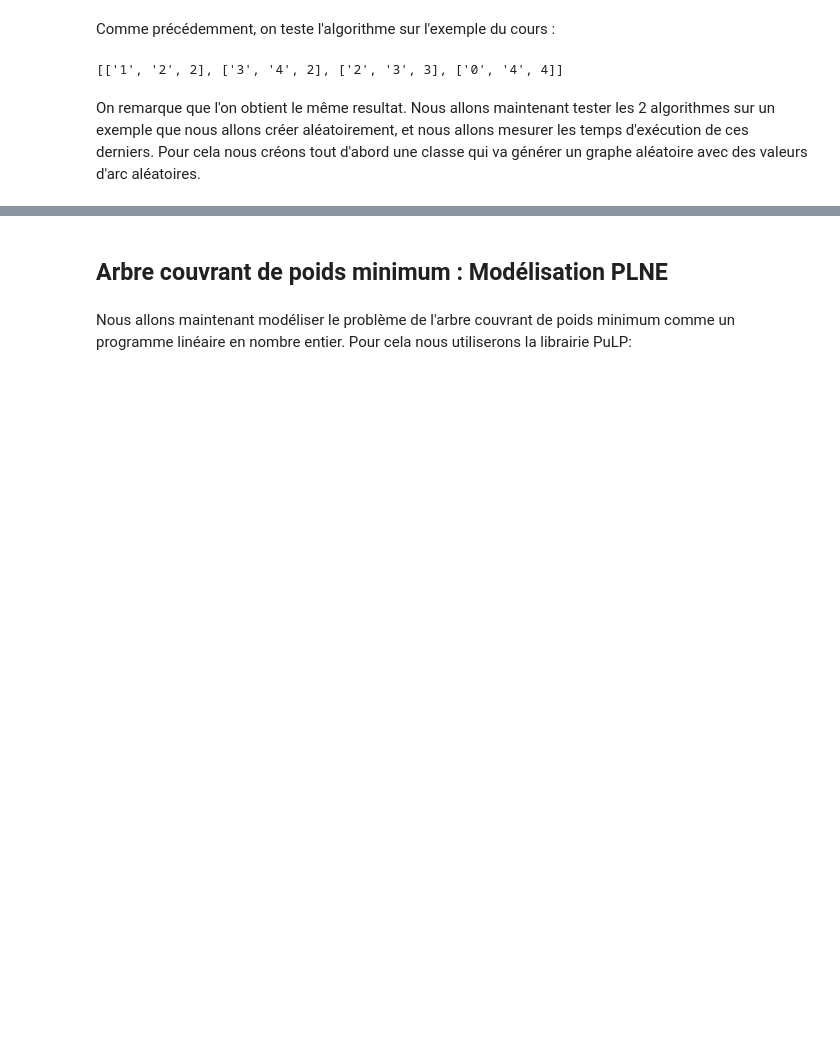
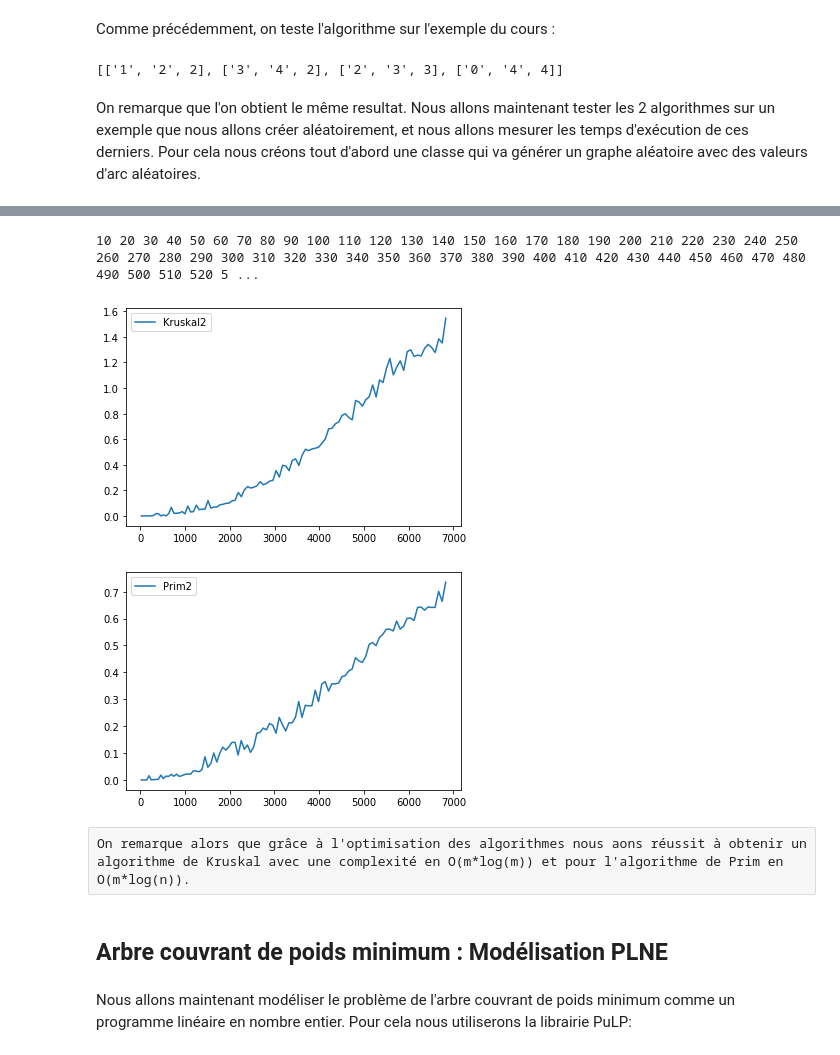
Before and after one commit to vbertret/Optimisation-Discrete, a Jupyter notebook: TEST.ipynb, the cells around one changed output, grey strips where cells are left out. Saved outputs shown, nothing was run; the diff lists cells and outputs as text; code cells hidden in the pictures; blank space fills up the shorter version.

```diff
--- a/TEST.ipynb
+++ b/TEST.ipynb
@@ -425,3 +580,42 @@ On observe alors que les 2 algorithmes donnent le même resultat. En revanche, o
+# %%
+nTest=range(10,1000,10)
+tkruskal2=[] ;tprim2=[]
+o2=[] ;o4=[]
+for i in nTest:
+    #On affiche la taille du graphe
+    print(i, end=" ")
+    #Création du graphe
+    B=genGraphe2(i,i*400)
+    m=B.nbS
+    #Calcul du temps d'éxécution de la deuxième version de Kruskal
+    t1=time.time()
+    arbre1=Kruskal2(B)
+    t2=time.time()
+    tkruskal2.append(t2-t1)
+    #On garde en mémoire la complexité de cette version
+    o2.append(m*math.log(m))
+
+    #Calcul du temps d'éxécution de la deuxième version de Prim
+    t1=time.time()
+    arbre1=Prim2(B)
+    t2=time.time()
+    tprim2.append(t2-t1)
+    #On garde en mémoire la complexité de cette version
+    o4.append(m*math.log(i))
+
+plt.plot(o2,tkruskal2,label="Kruskal2")
+plt.legend()
+plt.show()
+
+plt.plot(o4,tprim2,label="Prim2")
+plt.legend()
+plt.show()
+# %% [output]
+10 20 30 40 50 60 70 80 90 100 110 120 130 140 150 160 170 180 190 200 210 220 230 240 250 260 270 280 290 300 310 320 330 340 350 360 370 380 390 400 410 420 430 440 450 460 470 480 490 500 510 520 5 ...
+[figure, added]
+[figure, added]
+# %% [raw]
+On remarque alors que grâce à l'optimisation des algorithmes nous aons réussit à obtenir un algorithme de Kruskal avec une complexité en O(m*log(m)) et pour l'algorithme de Prim en O(m*log(n)).
 # %% [markdown]
 ## Arbre couvrant de poids minimum : Modélisation PLNE
 # %% [markdown]
```
Also changed, not shown: parts of 31 cells of this notebook.
